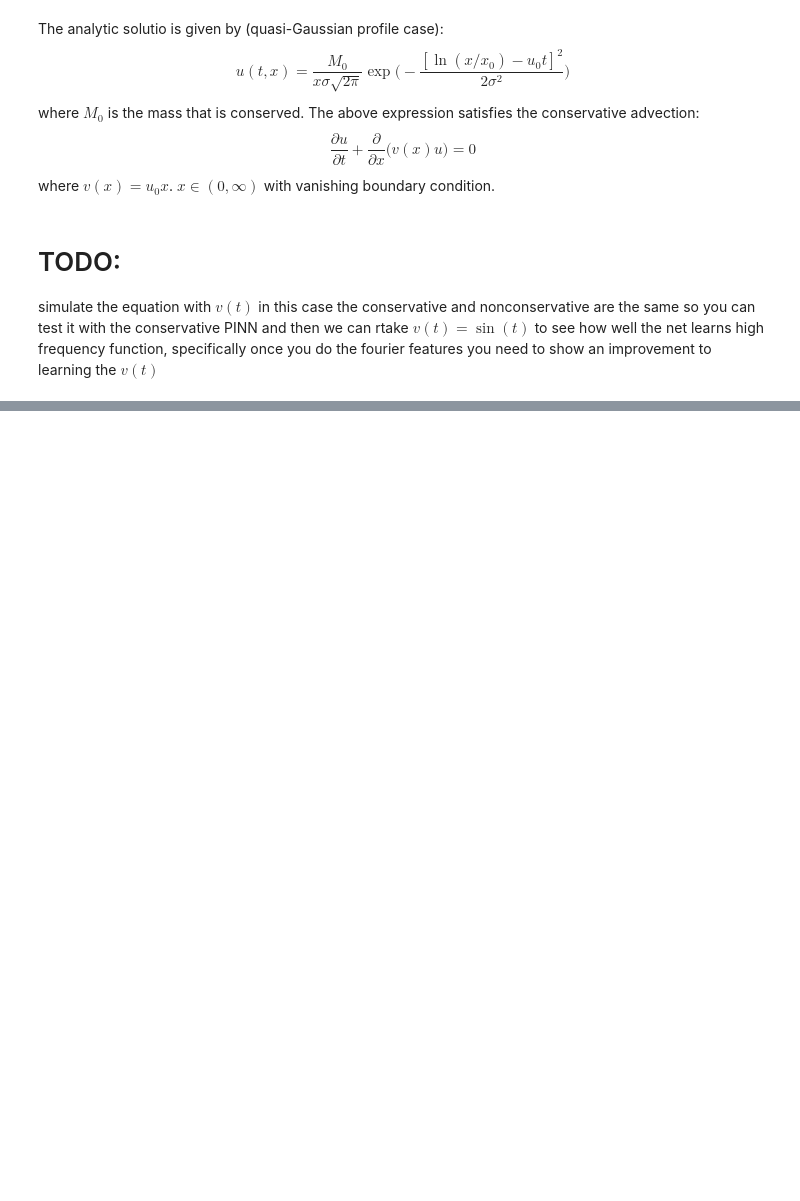
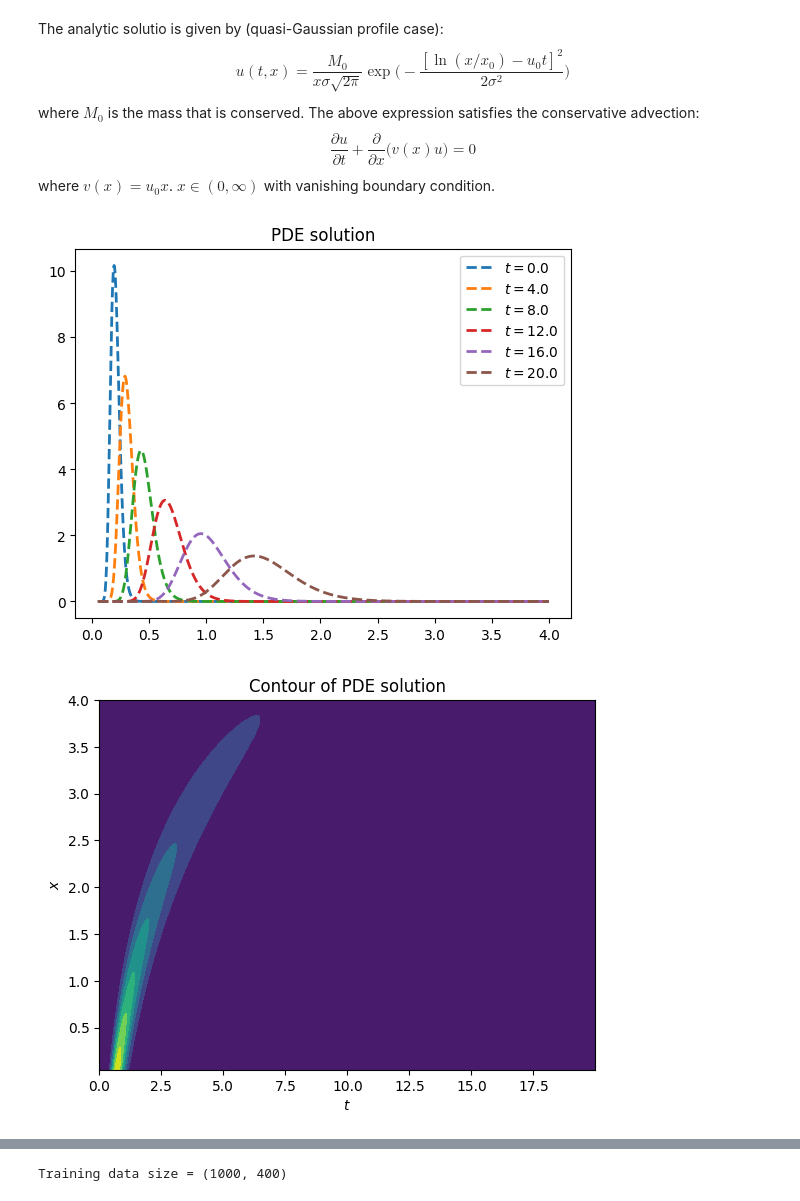
Before and after one commit to honglizhaobob/dl-hidimuq, a Jupyter notebook: code/LinearOscillator/python/spatial_varying_advection_conservative.ipynb, the cells around one changed output, grey strips where cells are left out. Saved outputs shown, nothing was run; the diff lists cells and outputs as text; code cells hidden in the pictures; blank space fills up the shorter version.

Commit message:
prototype of fourier coefficient net done

```diff
--- a/code/LinearOscillator/python/spatial_varying_advection_conservative.ipynb
+++ b/code/LinearOscillator/python/spatial_varying_advection_conservative.ipynb
@@ -50,19 +50,43 @@ $$
 $$ where $v(x) = u_0x$. $x\in (0, \infty)$ with vanishing boundary condition.
 # %%
 # define computational grids
-xmin, xmax = 0.5, 4.5
+xmin, xmax = 0.05, 4.0
 nx = 2000
 xgrid = np.linspace(xmin, xmax, nx)
 dx = xgrid[1]-xgrid[0]
-# define cell centers
-xgrid_center = xgrid+0.5*dx
-xgrid_center = xgrid_center[:-1]
 
-dt = 0.001
-tmax = 5.0
+dt = 0.01
+tmax = 20.0
 tgrid = np.arange(0, tmax, dt)
 nt = len(tgrid)
+
+# compute solution
+M0 = 1.0
+u0 = 0.1
+sigma = 0.2
+c0 = 10.0
+x0 = 0.2
+u_sol = np.zeros([nt, nx])
+for i in range(nt):
+    t = tgrid[i]
+    u_sol[i, :] = ( M0/(xgrid*sigma*np.sqrt(2*np.pi)) ) * np.exp(-((np.log(xgrid / x0)-u0*t)**2/(2*(sigma**2))))
-# %% [markdown]
-# TODO:
-
-simulate the equation with $v(t)$ in this case the conservative and nonconservative are the same so you can test it with the conservative PINN and then we can rtake $v(t)=\sin(t)$ to see how well the net learns high frequency function, specifically once you do the fourier features you need to show an improvement to learning the $v(t)$
+# %%
+plt.figure(1);
+for i in range(nt):
+    if i % 400 == 0:
+        plt.plot(xgrid, u_sol[i, :], "--", lw=2.0, label=r"$t = {}$".format(i*dt));
+plt.plot(xgrid, u_sol[-1, :], "--", lw=2.0, label=r"$t = {}$".format(nt*dt));
+plt.title("PDE solution");
+plt.legend();
+
+plt.figure(2);
+plt.contourf(tgrid, xgrid, u_sol);
+plt.ylabel(r"$x$"); plt.xlabel(r"$t$");
+plt.title("Contour of PDE solution");
+
+plt.figure(3);
+plt.plot(xgrid, u0*xgrid, lw=5.0, label=r"Velocity $v(x)$", color="red", alpha=0.6);
+plt.legend();
+# %% [output]
+[figure, added]
+[figure, added]
@@ -68,0 +94,22 @@ simulate the equation with $v(t)$ in this case the conservative and nonconservat
+# %%
+# save data for PINN training
+scipy.io.savemat("../data/LinearOscillator/Variable_Advection_Conservative.mat", {
+    "xgrid": x.reshape(1, -1),
+    "tgrid": tgrid.reshape(1, -1),
+    "pmc": u_sol
+})
+
+# save a smaller dataset
+subsample_t = 2
+subsample_x = 5
+xgrid_small = x.reshape(1, -1)[:, 0:-1:subsample_x].squeeze(),
+tgrid_small = tgrid.reshape(1, -1)[:, 0:-1:subsample_t].squeeze()
+u_sol_small = u_sol[0:-1:subsample_t, 0:-1:subsample_x]
+scipy.io.savemat("../data/LinearOscillator/Variable_Advection_Conservative_small.mat", {
+    "xgrid": xgrid_small,
+    "tgrid": tgrid_small,
+    "pmc": u_sol_small
+})
+print("Training data size = {}\n".format(u_sol_small.shape))
+# %% [output]
+Training data size = (1000, 400)
```
Also changed, not shown: parts of 9 cells of this notebook, 5 other files.
